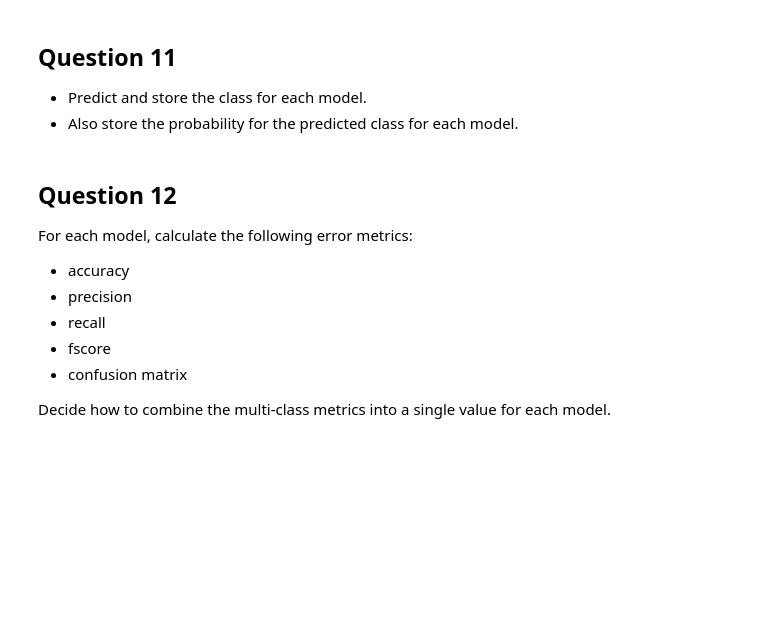
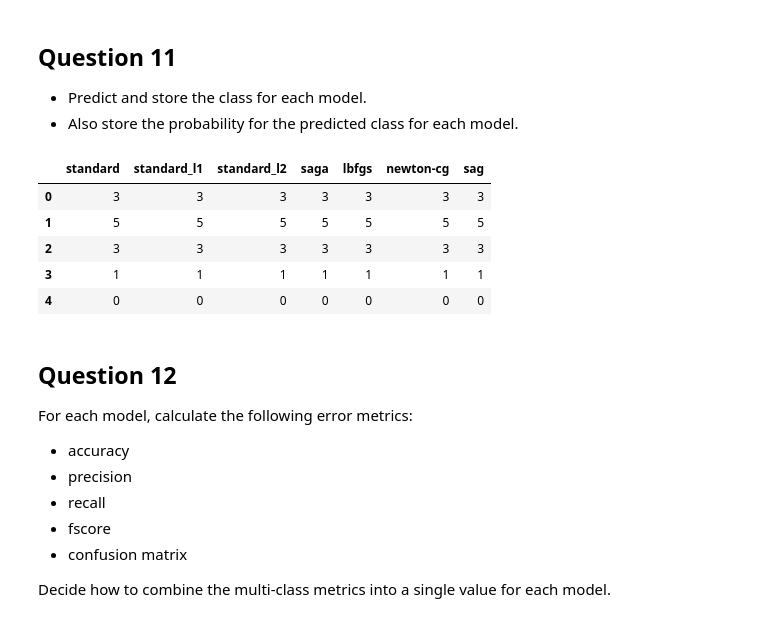
Before and after one commit to arthur-sabioni/logistic-regression-v2, a Jupyter notebook: Regressao_Logistica_V2_ava.ipynb, the cells around one changed output. Cells and saved outputs as stored; diff of their text form; code cells hidden in the pictures; blank space fills up the shorter version.

```diff
--- a/Regressao_Logistica_V2_ava.ipynb
+++ b/Regressao_Logistica_V2_ava.ipynb
@@ -509,22 +538,25 @@ plt.tight_layout()
 * Predict and store the class for each model.
 * Also store the probability for the predicted class for each model.
 # %%
-# Predict the class and the probability for each
 # Predict the class and the probability for each
 y_pred_new = list()
 y_prob_new = list()
 
-coeff_labels = ['lr', 'l1', 'l2']
-coeff_models = [lr, lr_l1, lr_l2]
-
-for lab,mod in zip(coeff_labels, coeff_models):
-    y_pred_new.append(pd.Series(mod.predict(X_test_new), name=lab))
-    y_prob_new.append(pd.Series(mod.predict_proba(X_test_new).max(axis=1), name=lab))
+for label in labels_to_models.keys():
+    y_pred_new.append(pd.Series(labels_to_models[label].predict(X_test_new), name=label))
+    y_prob_new.append(pd.Series(labels_to_models[label].predict_proba(X_test_new).max(axis=1), name=label))
 
 y_pred_new = pd.concat(y_pred_new, axis=1)
 y_prob_new = pd.concat(y_prob_new, axis=1)
 
 y_pred_new.head()
+# %% [output]
+|  | standard | standard_l1 | standard_l2 | saga | lbfgs | newton-cg | sag |
+| 0 | 3 | 3 | 3 | 3 | 3 | 3 | 3 |
+| 1 | 5 | 5 | 5 | 5 | 5 | 5 | 5 |
+| 2 | 3 | 3 | 3 | 3 | 3 | 3 | 3 |
+| 3 | 1 | 1 | 1 | 1 | 1 | 1 | 1 |
+| 4 | 0 | 0 | 0 | 0 | 0 | 0 | 0 |
 # %% [markdown]
 ## Question 12
 
```
Also changed, not shown: parts of 27 cells of this notebook.
